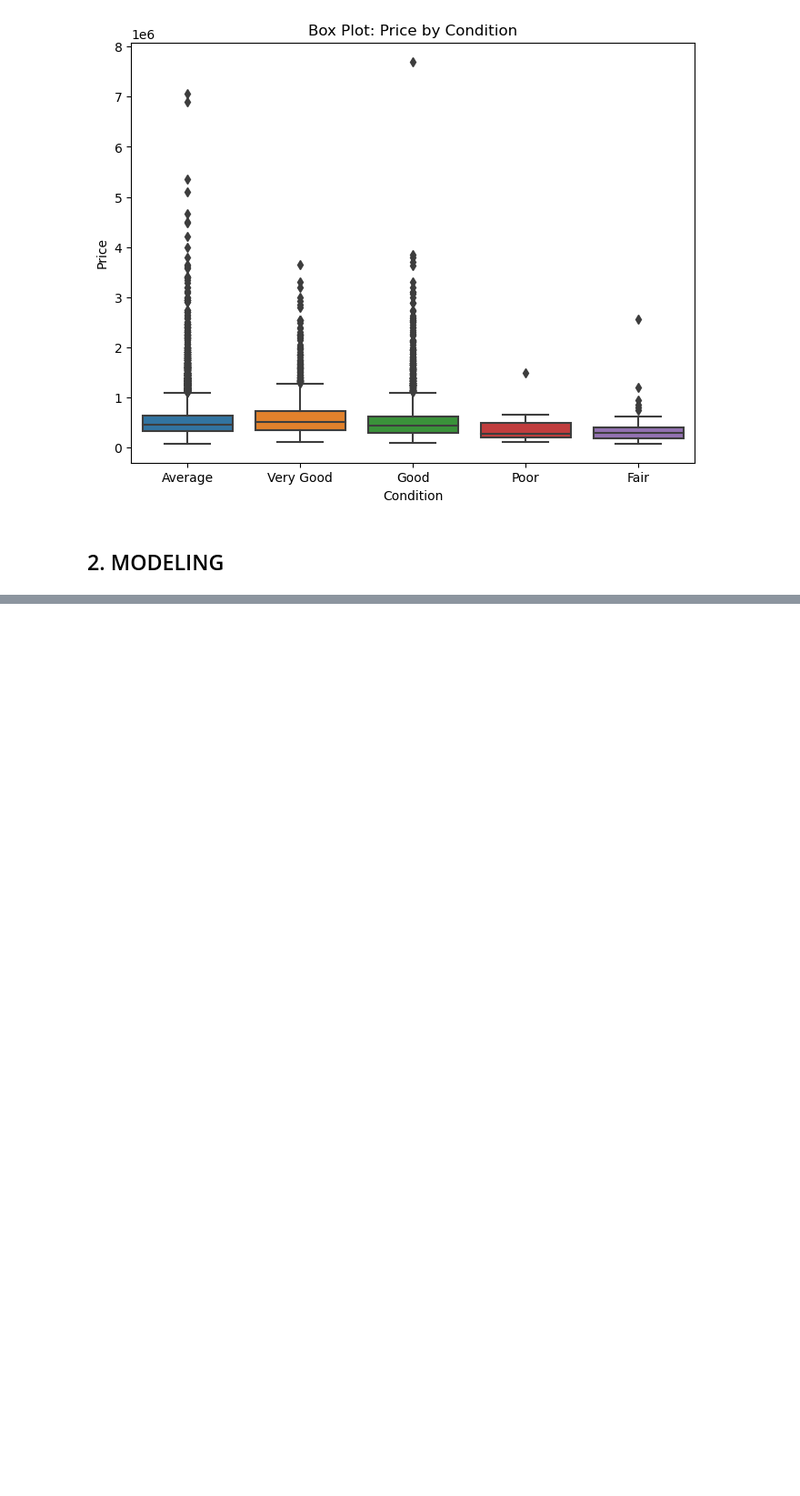
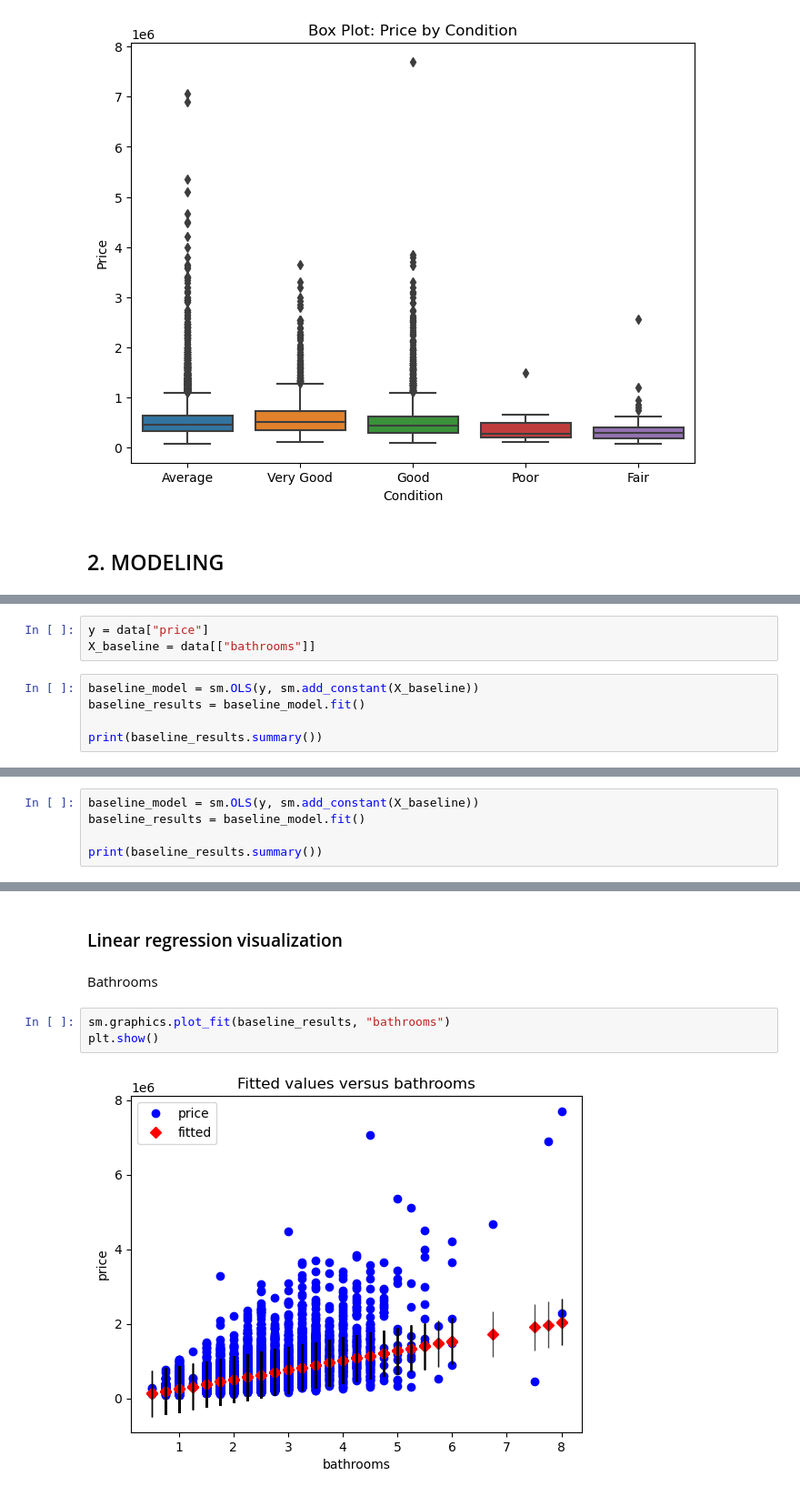
Before and after one commit to raphiqi/Real-Estate-Analysis-, a Jupyter notebook: Project 2.ipynb, the cells around one changed output, grey strips where cells are left out. Shown at 91% size. Saved outputs shown, nothing was run; the diff lists cells and outputs as text; blank space fills up the shorter version.

```diff
--- a/Project 2.ipynb
+++ b/Project 2.ipynb
@@ -574,0 +569,8 @@ Notes:
+# %%
+y = data["price"]
+X_baseline = data[["bathrooms"]]
+# %%
+baseline_model = sm.OLS(y, sm.add_constant(X_baseline))
+baseline_results = baseline_model.fit()
+
+print(baseline_results.summary())
@@ -574,0 +604,5 @@ Notes:
+# %%
+baseline_model = sm.OLS(y, sm.add_constant(X_baseline))
+baseline_results = baseline_model.fit()
+
+print(baseline_results.summary())
@@ -574,0 +651,9 @@ Notes:
+# %% [markdown]
+### Linear regression visualization
+# %% [markdown]
+Bathrooms
+# %%
+sm.graphics.plot_fit(baseline_results, "bathrooms")
+plt.show()
+# %% [output]
+[figure, added]
```
Also changed, not shown: parts of 49 cells of this notebook.
